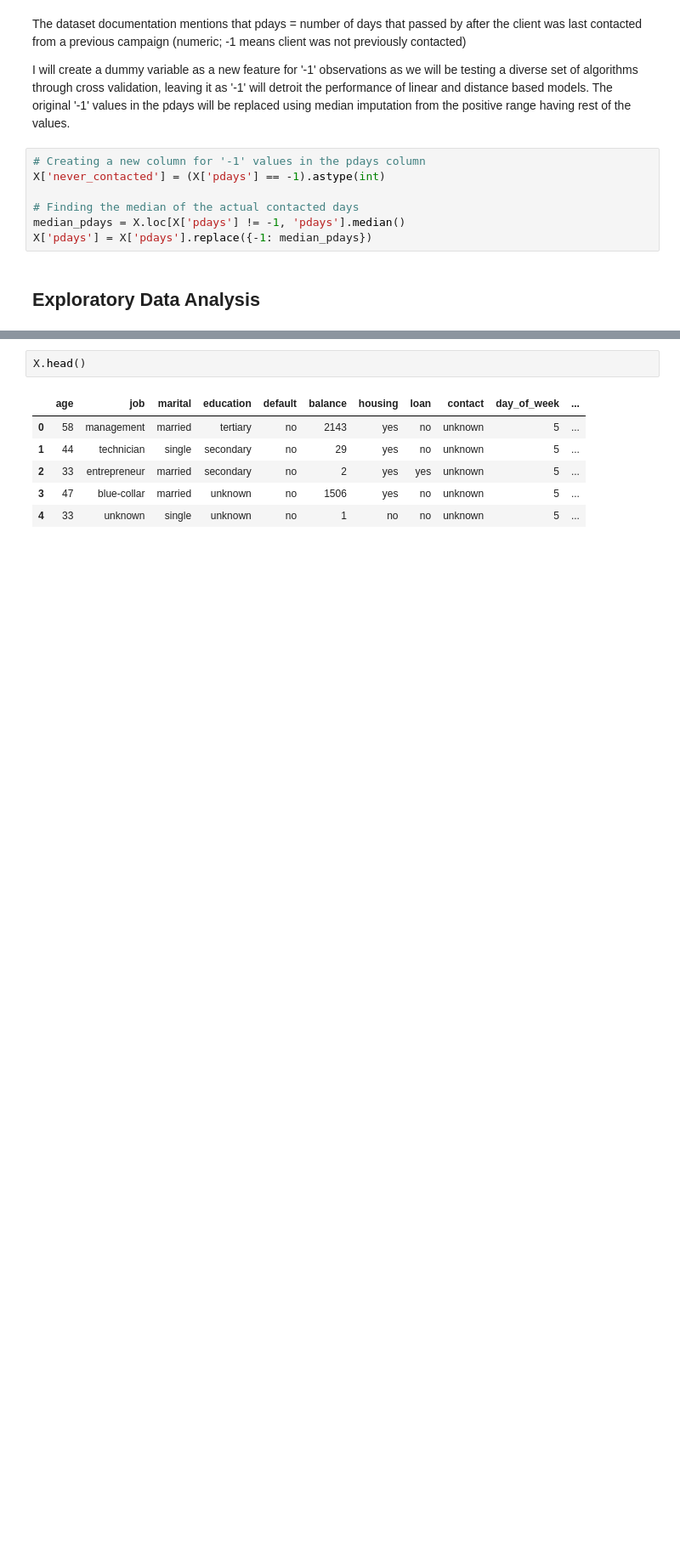
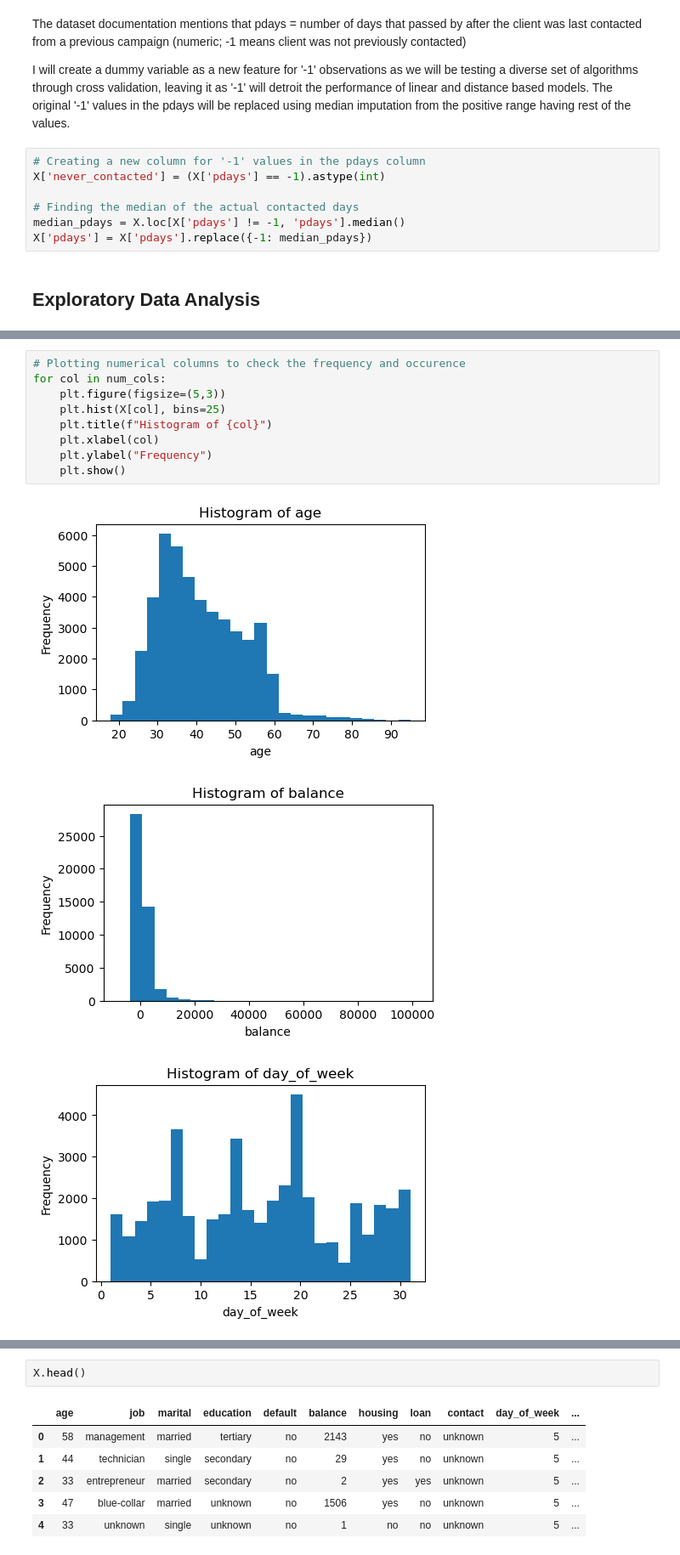
Before and after one commit to 0xsquawk/bank-marketing-analysis-predictions, a Jupyter notebook: bank_marketing.ipynb, the cells around one changed output, grey strips where cells are left out. Shown at 85% size. Saved outputs shown, nothing was run; the diff lists cells and outputs as text; blank space fills up the shorter version.

```diff
--- a/bank_marketing.ipynb
+++ b/bank_marketing.ipynb
@@ -197,3 +215,16 @@ X.describe()
 | 50% | 39.000000 | 448.000000 | 16.000000 | 180.000000 | 2.000000 | 194.000000 | 0.000000 | 1.000000 |
 | 75% | 48.000000 | 1428.000000 | 21.000000 | 319.000000 | 3.000000 | 194.000000 | 0.000000 | 1.000000 |
 | max | 95.000000 | 102127.000000 | 31.000000 | 4918.000000 | 63.000000 | 871.000000 | 275.000000 | 1.000000 |
+# %%
+# Plotting numerical columns to check the frequency and occurence
+for col in num_cols:
+    plt.figure(figsize=(5,3))
+    plt.hist(X[col], bins=25)
+    plt.title(f"Histogram of {col}")
+    plt.xlabel(col)
+    plt.ylabel("Frequency")
+    plt.show()
+# %% [output]
+[figure, added]
+[figure, added]
+[figure, added]
```
Also changed, not shown: parts of 14 cells of this notebook.
